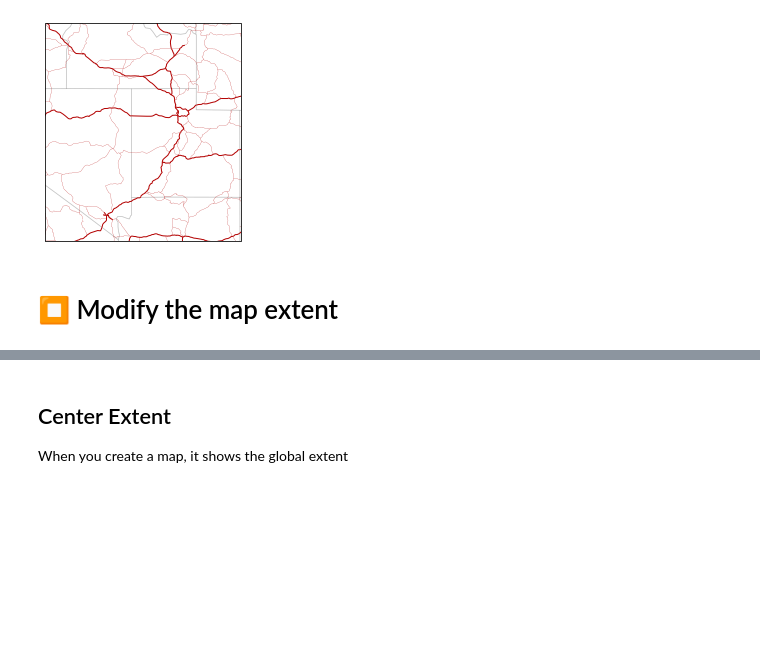
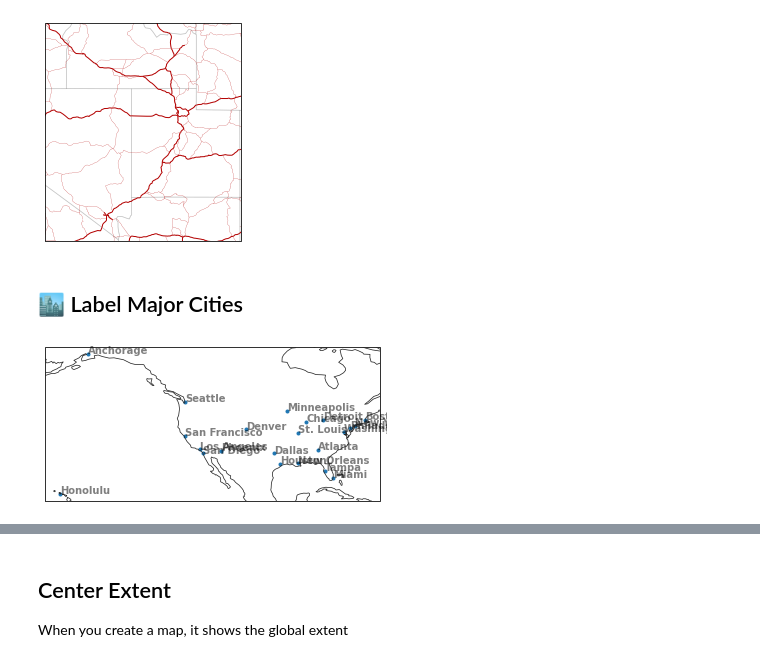
Before and after one commit to blaylockbk/Carpenter_Workshop, a Jupyter notebook: notebooks/demo_cartopy_tools.ipynb, the cells around one changed output, grey strips where cells are left out. Saved outputs shown, nothing was run; the diff lists cells and outputs as text; code cells hidden in the pictures; blank space fills up the shorter version.

```diff
--- a/notebooks/demo_cartopy_tools.ipynb
+++ b/notebooks/demo_cartopy_tools.ipynb
@@ -148,5 +148,3 @@ common_features(ax=ax,
 ax.set_extent([-118, -109, 35, 45])
 # %% [output]
 [figure]
-# %% [markdown]
-# ⏹ Modify the map extent
@@ -154,0 +151,6 @@ from toolbox.cartopy_tools import center_extent, adjust_extent, copy_extent
+# %% [markdown]
+## 🏙 Label Major Cities
+# %%
+ax = common_features(PLACES=True)
+# %% [output]
+[figure, added]
```
Also changed, not shown: parts of 16 cells of this notebook, 3 other files.
